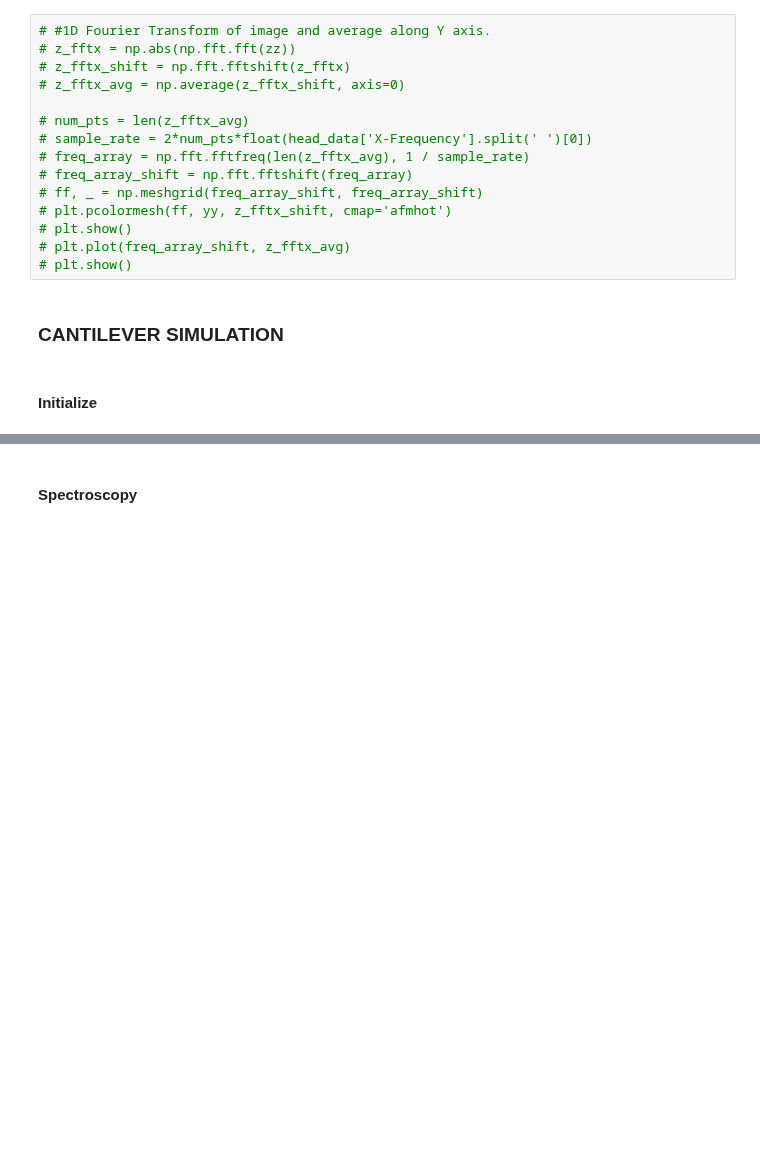
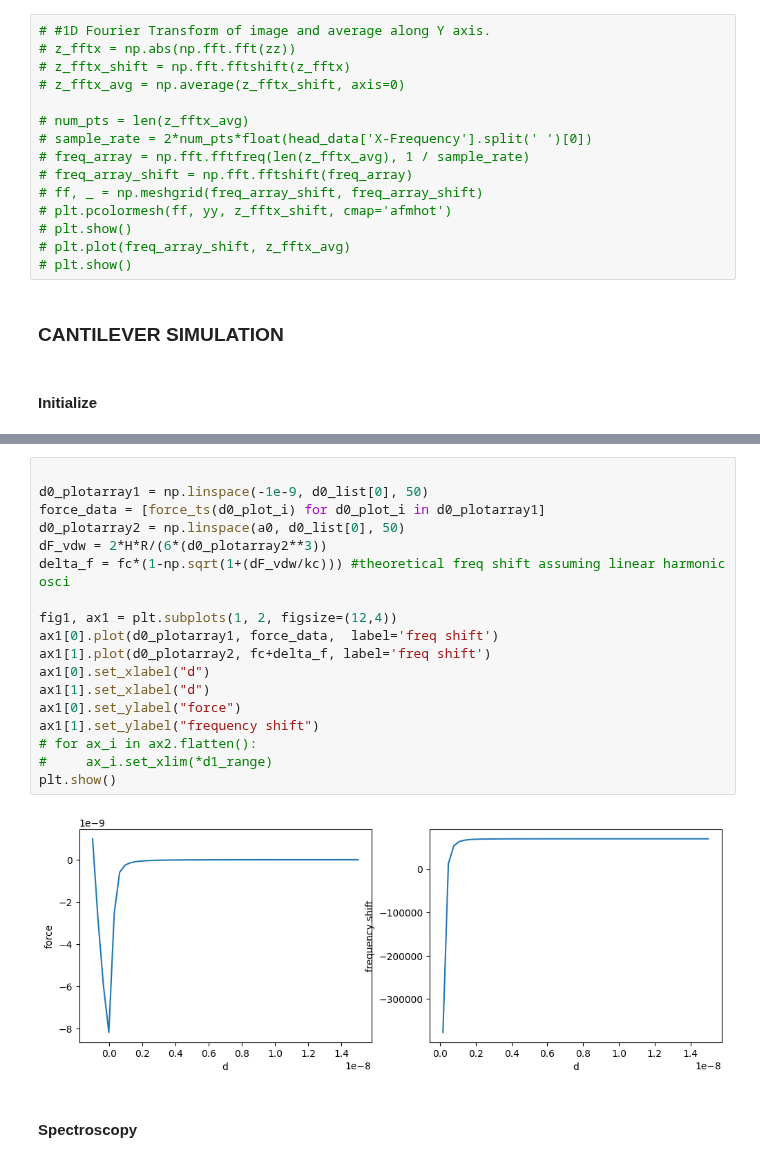
Before and after one commit to PranavSudersan/AFM-Dashboard, a Jupyter notebook: AFM Dashboard.ipynb, the cells around one changed output, grey strips where cells are left out. Drawn from its saved outputs; the diff is of its cells as text; blank space fills up the shorter version.

```diff
--- a/AFM Dashboard.ipynb
+++ b/AFM Dashboard.ipynb
@@ -5689,6 +5706,26 @@ print("Initial phase:", phase_ini)
 Resonance amplitude: 1.04e-08
 Initial amplitude: 7.188647619984178e-10
 Initial phase: 3.737710622305136
+# %%
+
+d0_plotarray1 = np.linspace(-1e-9, d0_list[0], 50)
+force_data = [force_ts(d0_plot_i) for d0_plot_i in d0_plotarray1]
+d0_plotarray2 = np.linspace(a0, d0_list[0], 50)
+dF_vdw = 2*H*R/(6*(d0_plotarray2**3))
+delta_f = fc*(1-np.sqrt(1+(dF_vdw/kc))) #theoretical freq shift assuming linear harmonic osci
+
+fig1, ax1 = plt.subplots(1, 2, figsize=(12,4))
+ax1[0].plot(d0_plotarray1, force_data,  label='freq shift')
+ax1[1].plot(d0_plotarray2, fc+delta_f, label='freq shift')
+ax1[0].set_xlabel("d")
+ax1[1].set_xlabel("d")
+ax1[0].set_ylabel("force")
+ax1[1].set_ylabel("frequency shift")
+# for ax_i in ax2.flatten():
+#     ax_i.set_xlim(*d1_range)
+plt.show()
+# %% [output]
+[figure, added]
 # %% [markdown]
 #### Spectroscopy
 # %%
```
Also changed, not shown: parts of 6 cells of this notebook.
